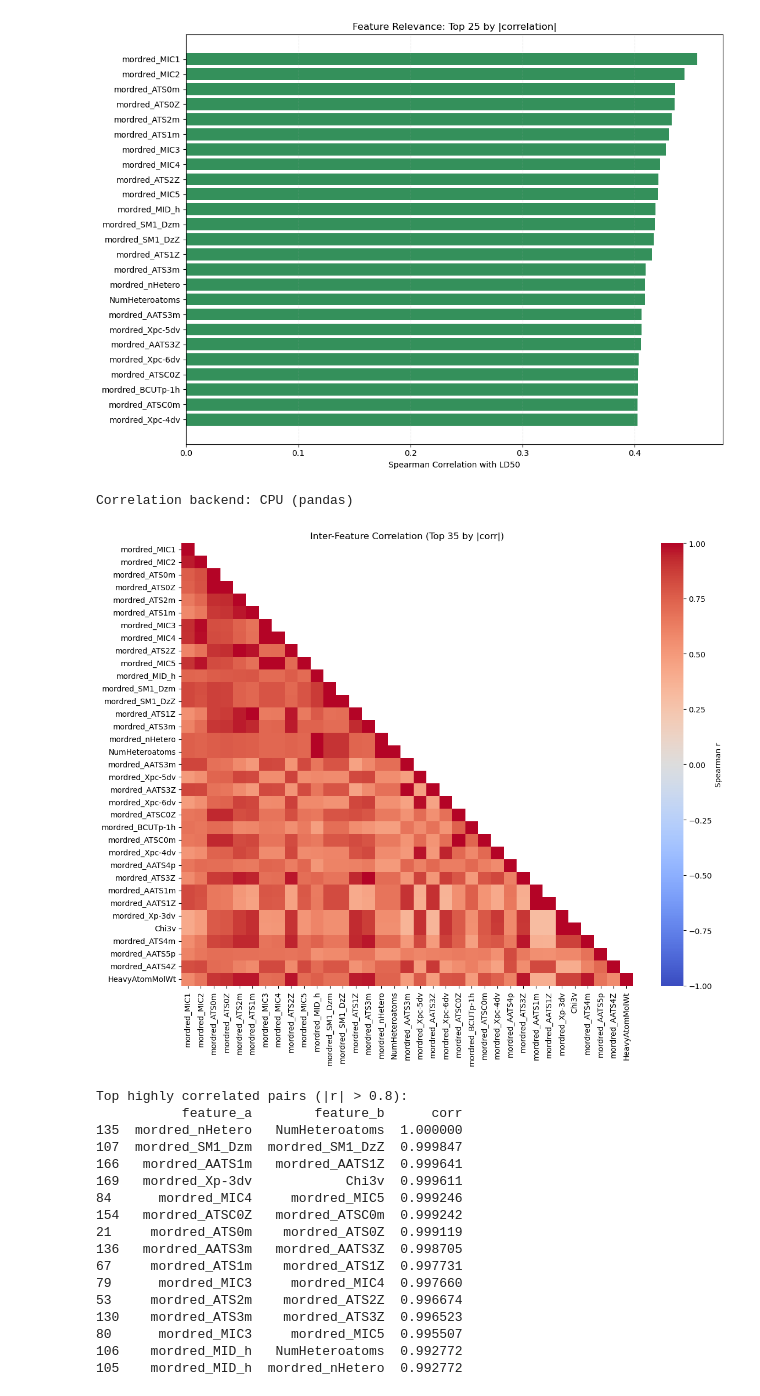
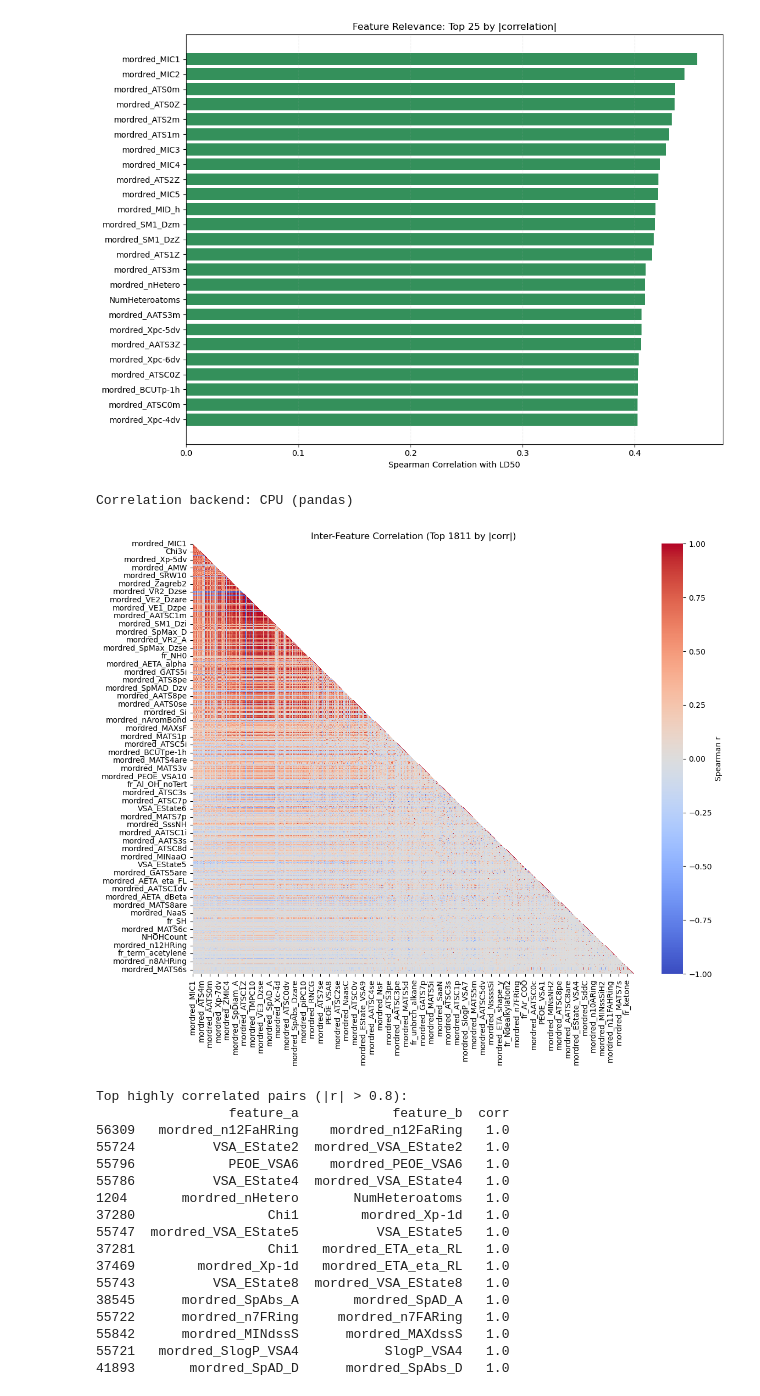
Before and after one commit to LucaBTE/toxicity-prediction, a Jupyter notebook: data_exploration/02_basic_exploration.ipynb, the cells around one changed output. Cells and saved outputs as stored; diff of their text form; code cells hidden in the pictures.

```diff
--- a/data_exploration/02_basic_exploration.ipynb
+++ b/data_exploration/02_basic_exploration.ipynb
@@ -145,7 +145,7 @@ mordred_ATS3m    0.409754  1.473798e-208  0.409754
 [figure]
 # %%
 # Inter-feature redundancy check with optional GPU Spearman correlation
-top_n = 35
+top_n = 1811
 top_features = corr_df.dropna(subset=['abs_corr']).head(top_n).index.tolist()
 df_desc = df[top_features].astype(np.float32)
 
@@ -173,51 +173,51 @@ sns.heatmap(
     corr_matrix,
     mask=mask,
     annot=False,
     cmap='coolwarm',
     center=0,
     vmin=-1,
     vmax=1,
     ax=ax,
     cbar_kws={'label': 'Spearman r'}
 )
 ax.set_title(f'Inter-Feature Correlation (Top {top_n} by |corr|)')
 plt.tight_layout()
 plt.show()
 
 # Identify strongest correlated pairs
 pairs = []
 for i in range(len(corr_matrix.columns)):
     for j in range(i + 1, len(corr_matrix.columns)):
         val = corr_matrix.iloc[i, j]
         if abs(val) > 0.8:
             pairs.append((corr_matrix.columns[i], corr_matrix.columns[j], float(val), abs(float(val))))
 
 pairs_df = pd.DataFrame(pairs, columns=['feature_a', 'feature_b', 'corr', 'abs_corr'])
 if len(pairs_df) > 0:
     print('\nTop highly correlated pairs (|r| > 0.8):')
     print(pairs_df.sort_values('abs_corr', ascending=False).head(15)[['feature_a', 'feature_b', 'corr']])
 else:
     print('\nNo feature pairs above |r| > 0.8 in selected subset.')
 # %% [output]
 Correlation backend: CPU (pandas)
-[figure, old version]
+[figure, new version]
 Top highly correlated pairs (|r| > 0.8):
-           feature_a        feature_b      corr
-135  mordred_nHetero   NumHeteroatoms  1.000000
-107  mordred_SM1_Dzm  mordred_SM1_DzZ  0.999847
-166   mordred_AATS1m   mordred_AATS1Z  0.999641
-169   mordred_Xp-3dv            Chi3v  0.999611
-84      mordred_MIC4     mordred_MIC5  0.999246
-154   mordred_ATSC0Z   mordred_ATSC0m  0.999242
-21     mordred_ATS0m    mordred_ATS0Z  0.999119
-136   mordred_AATS3m   mordred_AATS3Z  0.998705
-67     mordred_ATS1m    mordred_ATS1Z  0.997731
-79      mordred_MIC3     mordred_MIC4  0.997660
-53     mordred_ATS2m    mordred_ATS2Z  0.996674
-130    mordred_ATS3m    mordred_ATS3Z  0.996523
-80      mordred_MIC3     mordred_MIC5  0.995507
-106    mordred_MID_h   NumHeteroatoms  0.992772
-105    mordred_MID_h  mordred_nHetero  0.992772
+                 feature_a            feature_b  corr
+56309   mordred_n12FaHRing    mordred_n12FaRing   1.0
+55724          VSA_EState2  mordred_VSA_EState2   1.0
+55796            PEOE_VSA6    mordred_PEOE_VSA6   1.0
+55786          VSA_EState4  mordred_VSA_EState4   1.0
+1204       mordred_nHetero       NumHeteroatoms   1.0
+37280                 Chi1        mordred_Xp-1d   1.0
+55747  mordred_VSA_EState5          VSA_EState5   1.0
+37281                 Chi1   mordred_ETA_eta_RL   1.0
+37469        mordred_Xp-1d   mordred_ETA_eta_RL   1.0
+55743          VSA_EState8  mordred_VSA_EState8   1.0
+38545      mordred_SpAbs_A       mordred_SpAD_A   1.0
+55722      mordred_n7FRing     mordred_n7FARing   1.0
+55842      mordred_MINdssS      mordred_MAXdssS   1.0
+55721   mordred_SlogP_VSA4           SlogP_VSA4   1.0
+41893       mordred_SpAD_D      mordred_SpAbs_D   1.0
 # %%
 # Feature importance via Linear Regression (GPU if available)
 X = df[descriptor_cols].fillna(df[descriptor_cols].mean())
```
Also changed, not shown: parts of 2 cells of this notebook, 1 other file.
